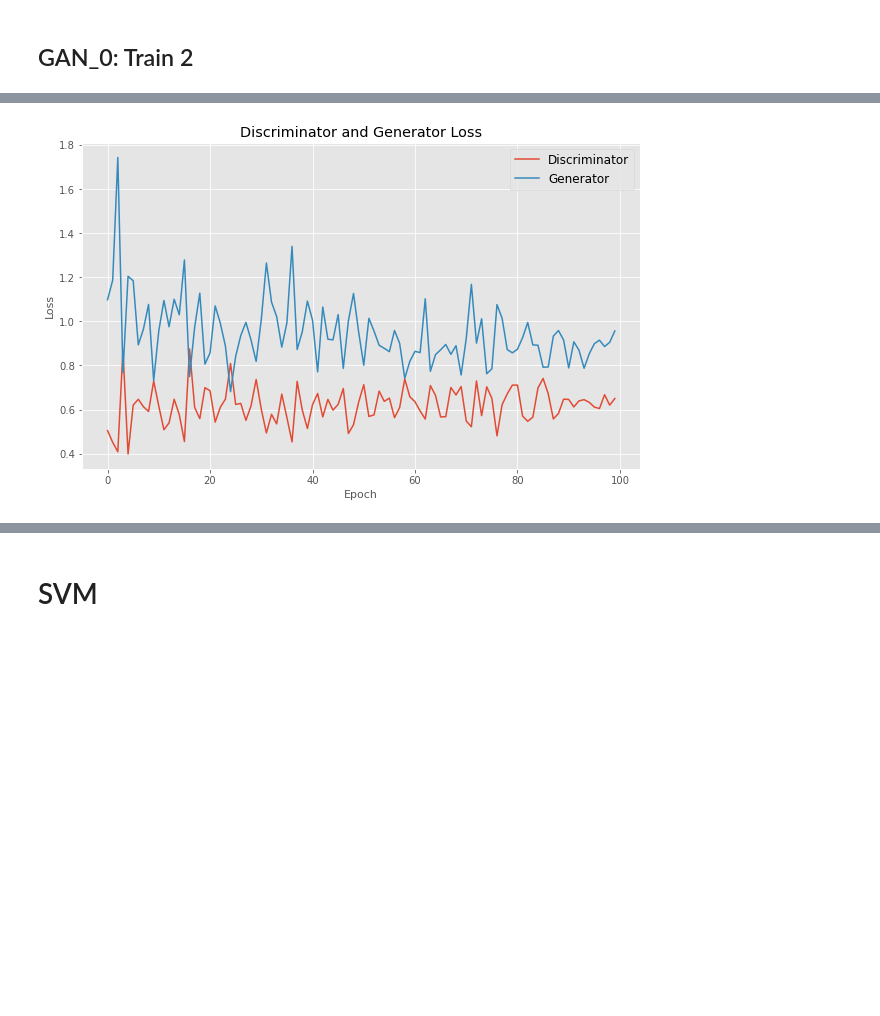
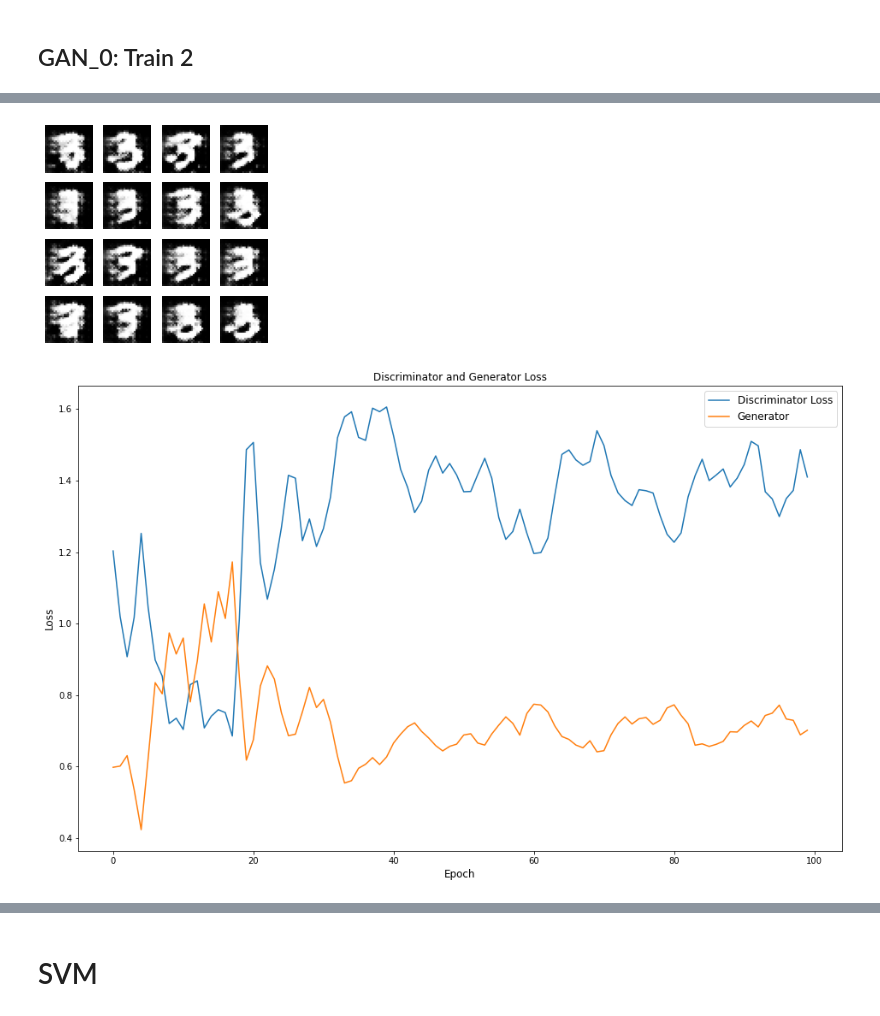
Before and after one commit to iamfredo/gans_mnist, a Jupyter notebook: gans_test.ipynb, the cells around one changed output, grey strips where cells are left out. Cells and saved outputs as stored; diff of their text form; code cells hidden in the pictures; blank space fills up the shorter version.

Commit message:
GAN pre-training, mnist data distribution exploration

```diff
--- a/gans_test.ipynb
+++ b/gans_test.ipynb
@@ -134,13 +174,13 @@ def discriminator_loss(real_output, fake_output):
     real_loss = cross_entropy(tf.ones_like(real_output), real_output)
     fake_loss = cross_entropy(tf.zeros_like(fake_output), fake_output)
     total_loss = real_loss + fake_loss
-    return 0.5*total_loss, real_loss, fake_loss
+    return total_loss, real_loss, fake_loss
 
 def generator_loss(fake_output):
     return cross_entropy(tf.ones_like(fake_output), fake_output)
 # %%
-generator_optimizer = tf.keras.optimizers.Adam(5e-5)
-discriminator_optimizer = tf.keras.optimizers.Adam(5e-5)
+generator_optimizer = tf.keras.optimizers.Adam(learning_rate=0.0001)
+discriminator_optimizer = tf.keras.optimizers.Adam(learning_rate=0.0001)
 # %% [markdown]
 # Checkpoints
 # %%
@@ -155,7 +195,7 @@ checkpoint = tf.train.Checkpoint(generator_optimizer=generator_optimizer,
 # %%
 EPOCHS = 50
 noise_dim = 100
-num_examples_to_generate = 256
+num_examples_to_generate = 16
 
 # You will reuse this seed overtime (so it's easier)
 # to visualize progress in the animated GIF)
@@ -314,11 +482,0 @@ train(train_dataset_1, 30, generator=generator_01, discriminator=discriminator_0
-# %%
-# Loss plots
-plt.figure(figsize=(10,6))
-plt.plot(d_loss_plot)
-plt.plot(g_loss_plot)
-plt.title("Discriminator and Generator Loss")
-plt.ylabel("Loss", fontsize=11)
-plt.xlabel("Epoch", fontsize=11)
-plt.legend(["Discriminator", "Generator"], fontsize=12)
-plt.style.use("ggplot")
-plt.show()
@@ -352,14 +653,31 @@ KeyboardInterrupt:
 # %%
+# Dict to save dicts with generated images per epoche
+GAN_3 = {}
+
+generator_3 = create_generator_model()
+discriminator_3 = make_discriminator_model()
+
+gen_loss_dict = {}
+dis_loss_dict = {}
+d_loss_plot = []
+d_real_loss_plot = []
+d_fake_loss_plot = []
+g_loss_plot = []
+
+train(train_dataset_3, 100, generator=generator_3, discriminator=discriminator_3, save_images_dict=GAN_3)
+
 # Loss plots
-plt.figure(figsize=(10,6))
+plt.figure(figsize=(16,10))
 plt.plot(d_loss_plot)
+#plt.plot(d_real_loss_plot)
+#plt.plot(d_fake_loss_plot)
 plt.plot(g_loss_plot)
 plt.title("Discriminator and Generator Loss")
-plt.ylabel("Loss", fontsize=11)
-plt.xlabel("Epoch", fontsize=11)
-plt.legend(["Discriminator", "Generator"], fontsize=12)
-plt.style.use("ggplot")
+plt.ylabel("Loss", fontsize=12)
+plt.xlabel("Epoch", fontsize=12)
+plt.legend(["Discriminator Loss", "Generator"], fontsize=12)
 plt.show()
 # %% [output]
-[figure, old version]
+[figure, new version]
+[figure, added]
 # %%
```
Also changed, not shown: parts of 48 cells of this notebook.
